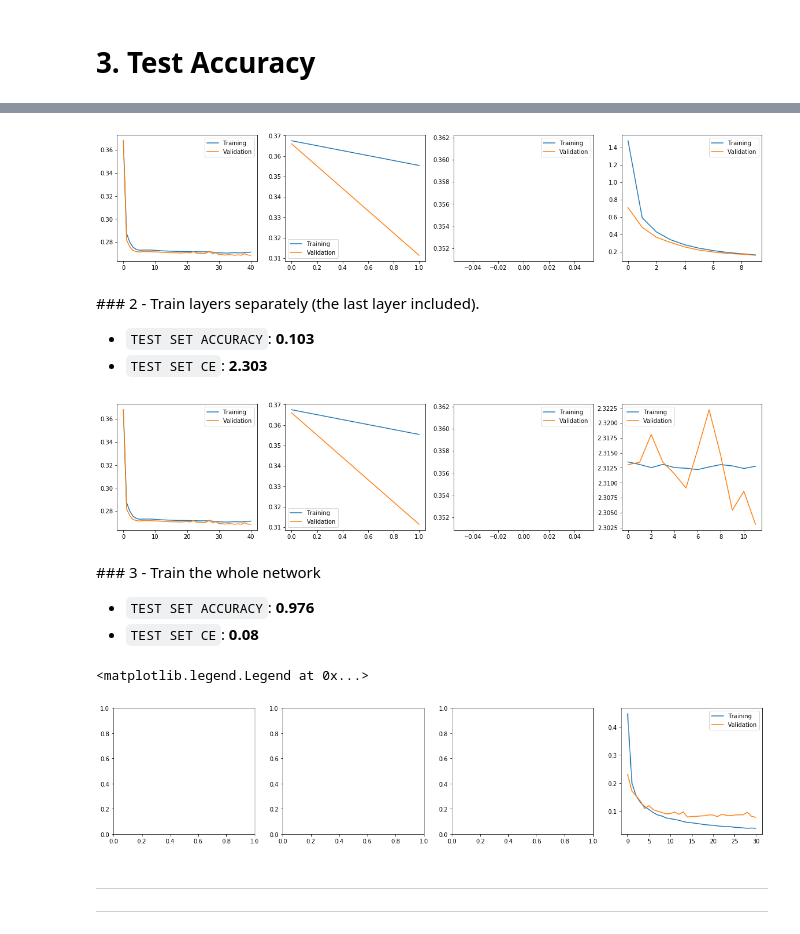
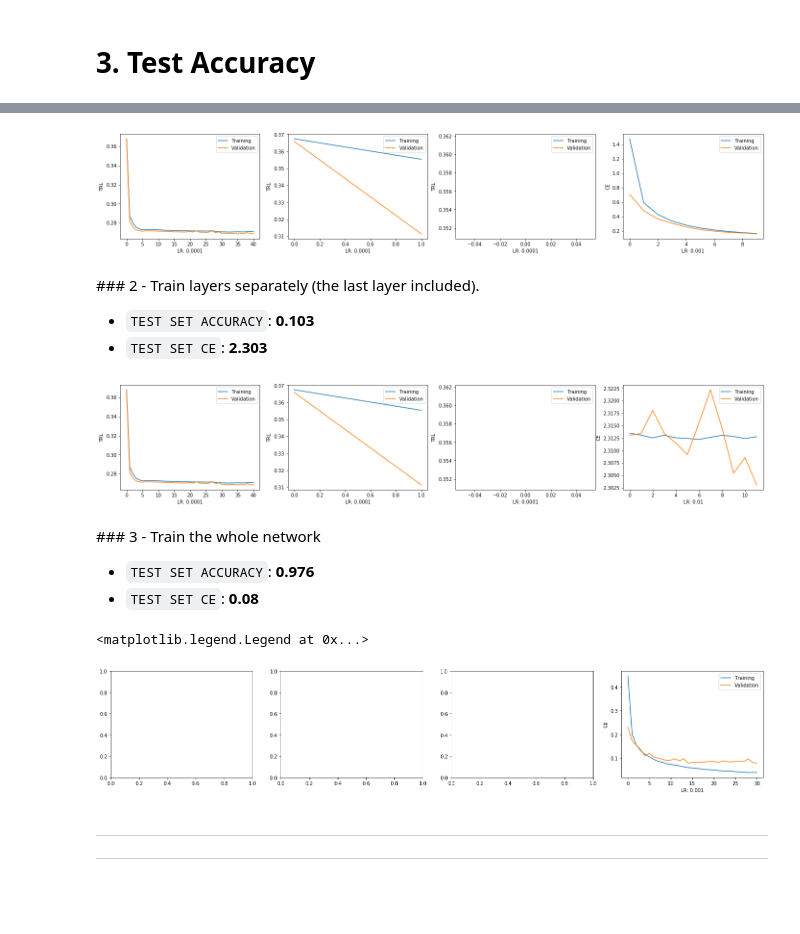
Before and after one commit to canaltinigne/layerwise-training, a Jupyter notebook: Evaluation.ipynb, the cells around one changed output, grey strips where cells are left out. Drawn from its saved outputs; the diff is of its cells as text; code cells hidden in the pictures; blank space fills up the shorter version.

```diff
--- a/Evaluation.ipynb
+++ b/Evaluation.ipynb
@@ -40,7 +40,7 @@ PATHS = [
     'ep_50_lr_0.01_b_32_l_trl_n_ff_d_mnist_layer_3_full_0'
 ]
 
-PATH = PATHS[2]
+PATH = PATHS[5]
 
 FULL = int(PATH.split('_')[-1])
 LAYER = int(PATH.split('_')[-3])
@@ -59,6 +59,7 @@ if MODEL == 'ff':
     layers = network.network()
 
     losses = {}
+    lrs = []
 
     if FULL == 0:
 
@@ -69,6 +70,7 @@ if MODEL == 'ff':
             load_dict = torch.load(load_path)
             layers[i].load_state_dict(load_dict['state_dict'])
             losses[i] = {'train': load_dict['train_loss'], 'val': load_dict['val_loss']}
+            lrs.append(load_dict['lr'])
 
         model = nn.Sequential(*layers)
 
@@ -80,6 +82,7 @@ if MODEL == 'ff':
                 load_path = glob('models/*l_{}_n_ff_d_{}_layer_{}_full_0/*'.format(LOSS, DATASET, i))[0]
                 load_dict = torch.load(load_path)
                 losses[i] = {'train': load_dict['train_loss'], 'val': load_dict['val_loss']}
+                lrs.append(load_dict['lr'])
 
 
         model = nn.Sequential(*layers)
@@ -87,6 +90,7 @@ if MODEL == 'ff':
         print("LOAD: " + load_path)
         load_dict = torch.load(load_path)
         model.load_state_dict(load_dict['state_dict'])
+        lrs.append(load_dict['lr'])
 
         losses[len(layers)-1] = {'train': load_dict['train_loss'], 'val': load_dict['val_loss']}
 # %% [output]
@@ -94,6 +101,7 @@ LOAD: models/ep_50_lr_0.001_b_32_l_ce_n_ff_d_cifar10_layer_0_full_1/ep_48.pth.ta
 # %% [markdown]
 # 3. Test Accuracy
 # %%
+ls = ['TRL'] * 3 + ['CE']
 model.eval()
 with torch.no_grad():
 
@@ -125,40 +135,46 @@ ACCURACY: 0.661 | CE: 0.986
 # %%
-f, ax = plt.subplots(1,4,figsize=(20,4))
+f, ax = plt.subplots(1,4,figsize=(24,4))
 
 for i in range(4):
     ax[i].plot(losses[i]['train'], label='Training')
     ax[i].plot(losses[i]['val'], label='Validation')
+    ax[i].set_ylabel(ls[i])
+    ax[i].set_xlabel('LR: {}'.format(lrs[i]))
     ax[i].legend()
 # %% [output]
-[figure, old version]
+[figure, new version]
 # %% [markdown]
 ### 2 - Train layers separately (the last layer included).
 
 - `TEST SET ACCURACY`: __0.103__
 - `TEST SET CE`: __2.303__
 # %%
-f, ax = plt.subplots(1,4,figsize=(20,4))
+f, ax = plt.subplots(1,4,figsize=(24,4))
 
 for i in range(4):
     ax[i].plot(losses[i]['train'], label='Training')
     ax[i].plot(losses[i]['val'], label='Validation')
+    ax[i].set_ylabel(ls[i])
+    ax[i].set_xlabel('LR: {}'.format(lrs[i]))
     ax[i].legend()
 # %% [output]
-[figure, old version]
+[figure, new version]
 # %% [markdown]
 ### 3 - Train the whole network
 
 - `TEST SET ACCURACY`: __0.976__
 - `TEST SET CE`: __0.08__
 # %%
-f, ax = plt.subplots(1,4,figsize=(20,4))
+f, ax = plt.subplots(1,4,figsize=(24,4))
 
 ax[-1].plot(losses[len(layers)-1]['train'], label='Training')
 ax[-1].plot(losses[len(layers)-1]['val'], label='Validation')
+ax[-1].set_ylabel(ls[-1])
+ax[-1].set_xlabel('LR: {}'.format(lrs[-1]))
 ax[-1].legend()
 # %% [output]
 <matplotlib.legend.Legend at 0x...>
-[figure, old version]
+[figure, new version]
 # %% [markdown]
 ***
 
```
Also changed, not shown: parts of 7 cells of this notebook.
